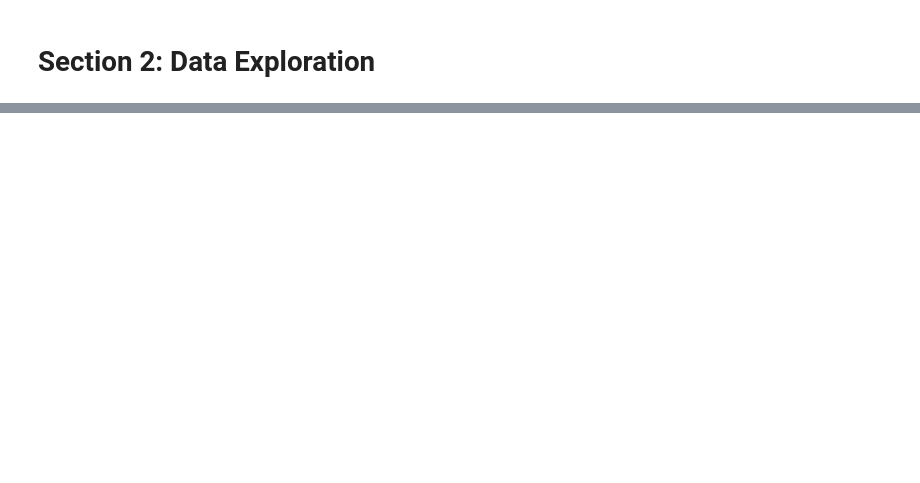
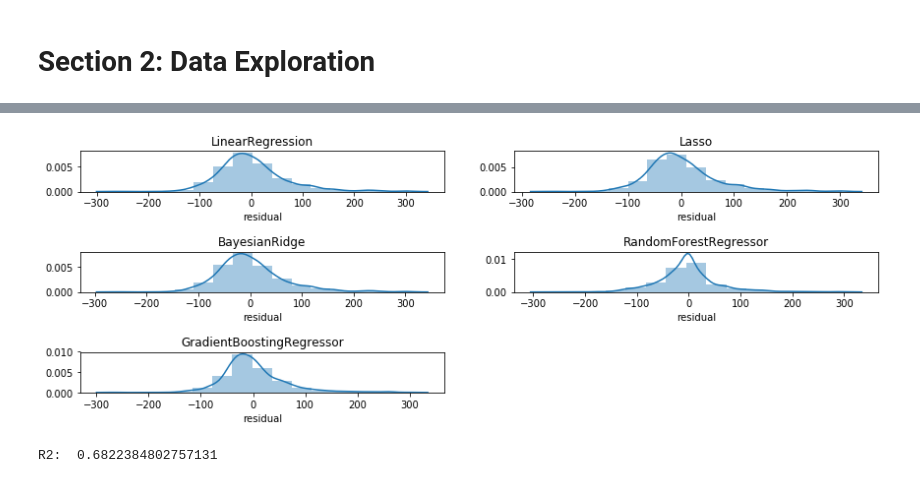
Before and after one commit to jackdoesdata/AirBnB-Analysis, a Jupyter notebook: airbnb_sf_analysis.ipynb, the cells around one changed output, grey strips where cells are left out. Cells and saved outputs as stored; diff of their text form; code cells hidden in the pictures; blank space fills up the shorter version.

```diff
--- a/airbnb_sf_analysis.ipynb
+++ b/airbnb_sf_analysis.ipynb
@@ -179,0 +230,12 @@ plt.show()
+# %%
+# clean zip code
+
+workingData['zipcode'] = workingData['zipcode'].str[-5:]
+workingData = workingData[workingData['zipcode']!='CA']
+workingData = workingData.dropna(subset=['zipcode'])
+# %%
+# imputing null values with the median
+nullCols = workingData.columns[workingData.isna().any()].tolist()
+
+for i in nullCols:
+    workingData[i].fillna((workingData[i].median()), inplace=True)
@@ -179,0 +284,10 @@ plt.show()
+# %%
+# split the data for training and testing
+
+cols = workingData.columns
+cols = cols.drop(['price'])
+
+X = workingData[cols]
+y = workingData['price']
+
+X_train, X_test, y_train, y_test = train_test_split(X, y, test_size=0.25, shuffle=True)
@@ -179,0 +333,33 @@ plt.show()
+# %%
+#  Visualizing the results
+
+model_names_df = [i + '_df' for i in model_names]
+
+for x in range(0,5):
+    z = mod[x].predict(X_test)
+    model_names_df[x] = pd.DataFrame( { 'actual': y_test,
+                                    'predicted': np.round( z, 2),
+                                    'residual': y_test - z } )
+
+model_names = ['LinearRegression', 'Lasso', 'BayesianRidge', 'RandomForestRegressor', 'GradientBoostingRegressor']
+
+f, ax = plt.subplots(3,2)
+f.tight_layout(h_pad=4, w_pad=4)
+
+a = sns.distplot(model_names_df[0]['residual'], bins=15, ax=ax[0,0]).set_title(model_names[0])
+b = sns.distplot(model_names_df[1]['residual'], bins=15, ax=ax[0,1]).set_title(model_names[1])
+c = sns.distplot(model_names_df[2]['residual'], bins=15, ax=ax[1,0]).set_title(model_names[2])
+d = sns.distplot(model_names_df[3]['residual'], bins=15, ax=ax[1,1]).set_title(model_names[3])
+e = sns.distplot(model_names_df[4]['residual'], bins=15, ax=ax[2,0]).set_title(model_names[4])
+f.delaxes(ax.flatten()[5])
+plt.show()
+# %% [output]
+[figure, added]
+# %%
+#  choose top performing model and add tuning parameters
+
+forest_reg = RandomForestRegressor(n_jobs=-1, n_estimators=1000, max_features='sqrt', warm_start=True)
+forest_reg.fit(X_train, y_train)
+print ('R2: ', forest_reg.score(X_test, y_test))
+# %% [output]
+R2:  0.6822384802757131
```
Also changed, not shown: parts of 21 cells of this notebook.
